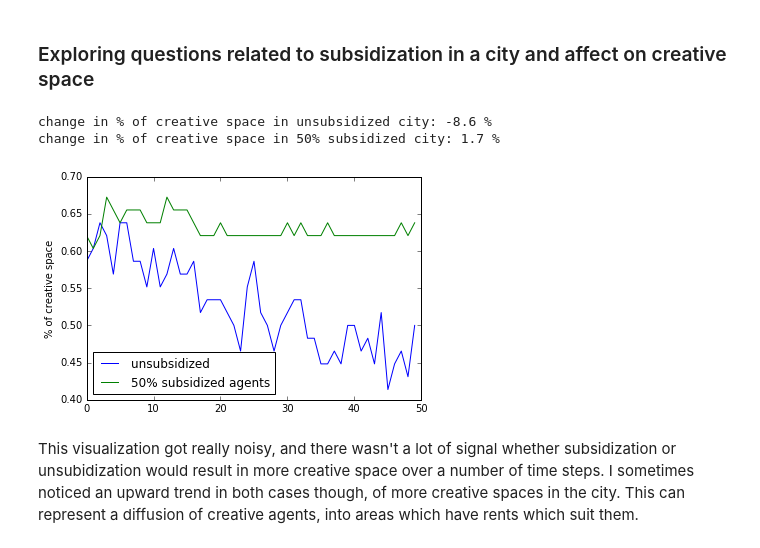
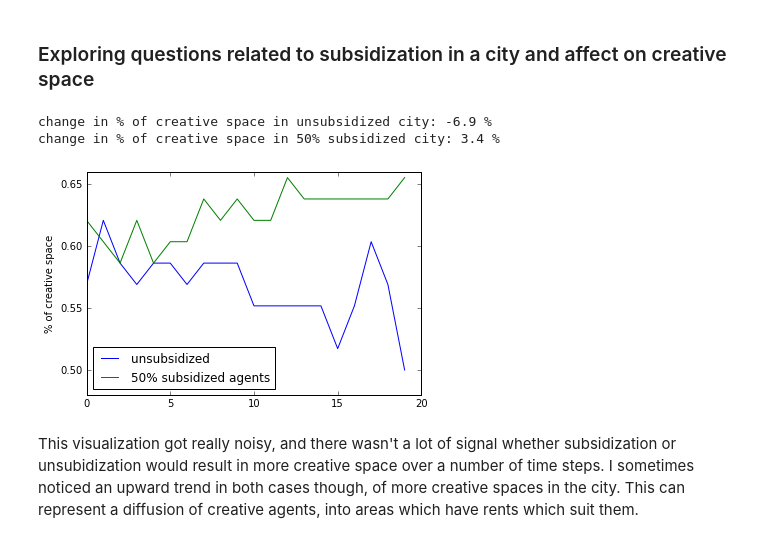
Before and after one commit to Margaretmcrawf/Gentrification, a Jupyter notebook: code/RyanExplore.ipynb, the cells around one changed output. Cells and saved outputs as stored; diff of their text form; code cells hidden in the pictures.

```diff
--- a/code/RyanExplore.ipynb
+++ b/code/RyanExplore.ipynb
@@ -51,25 +51,25 @@ Rent after sim is different, which is good!
 # %%
 city = TransformingCity(10, random_seed=17)
 sub_city = TransformingCity(10, p_subsidized=0.5, avg_rent=12000, random_seed=17)
 
-for i in range(50):
+for i in range(20):
     city.step()
     sub_city.step()
 
 print("change in % of creative space in unsubsidized city: {0:.1f} %".format(
         (city.p_creative_space_history[-1] - city.p_creative_space_history[0])*100))
 print("change in % of creative space in 50% subsidized city: {0:.1f} %".format(
         (sub_city.p_creative_space_history[-1] - sub_city.p_creative_space_history[0])*100))
 plt.hold('on')
 plt.plot(city.p_creative_space_history, label='unsubsidized')
 plt.plot(sub_city.p_creative_space_history, label='50% subsidized agents')
 plt.ylabel('% of creative space')
 plt.legend(loc='best')
 plt.show()
 # %% [output]
-change in % of creative space in unsubsidized city: -8.6 %
-change in % of creative space in 50% subsidized city: 1.7 %
+change in % of creative space in unsubsidized city: -6.9 %
+change in % of creative space in 50% subsidized city: 3.4 %
-[figure, old version]
+[figure, new version]
 # %% [markdown]
 This visualization got really noisy, and there wasn't a lot of signal whether subsidization or unsubidization would result in more creative space over a number of time steps.
 I sometimes noticed an upward trend in both cases though, of more creative spaces in the city.  This can represent a diffusion of creative agents, into areas which have rents which suit them.
```
Also changed, not shown: parts of 5 cells of this notebook.
